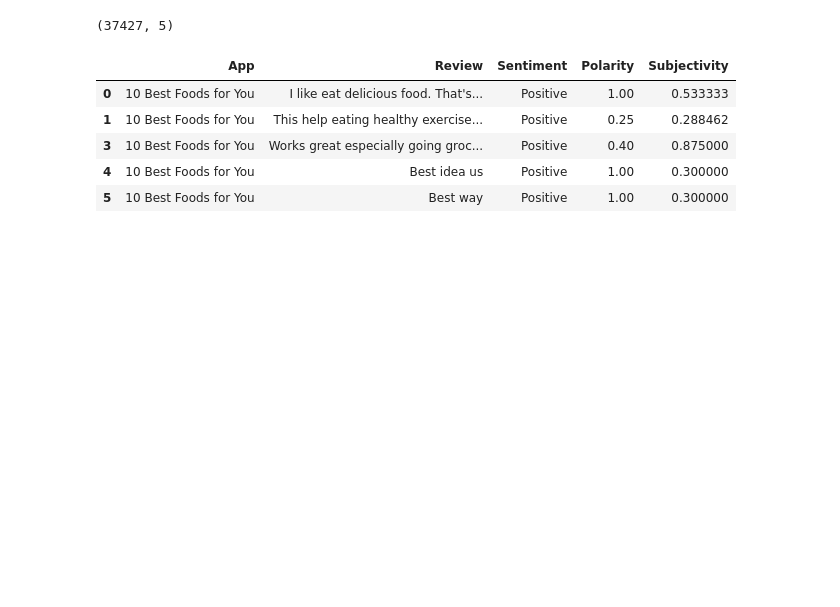
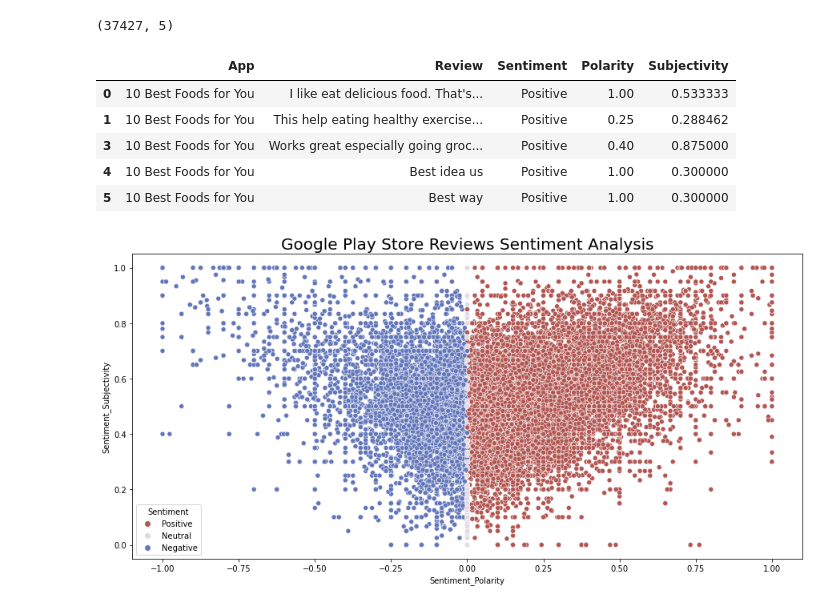
Before and after one commit to MrVishalKumbhar/Google_Play_Store_Review, a Jupyter notebook: Google_platstore_review.ipynb, the cells around one changed output. Cells and saved outputs as stored; diff of their text form; code cells hidden in the pictures; blank space fills up the shorter version.

Commit message:
#Google_Play_Store_Reviews_Sentiment_Analysis

```diff
--- a/Google_platstore_review.ipynb
+++ b/Google_platstore_review.ipynb
@@ -681,3 +683,10 @@ adf.head()
 | 3 | 10 Best Foods for You | Works great especially going groc... | Positive | 0.40 | 0.875000 |
 | 4 | 10 Best Foods for You | Best idea us | Positive | 1.00 | 0.300000 |
 | 5 | 10 Best Foods for You | Best way | Positive | 1.00 | 0.300000 |
+# %%
+sns.scatterplot(adf['Sentiment_Polarity'], adf['Sentiment_Subjectivity'],
+                hue = adf['Sentiment'], edgecolor='white', palette="twilight_shifted_r")
+plt.title("Google Play Store Reviews Sentiment Analysis", fontsize=20)
+plt.show()
+# %% [output]
+[figure, added]
```
Also changed, not shown: parts of 1 cell of this notebook.
